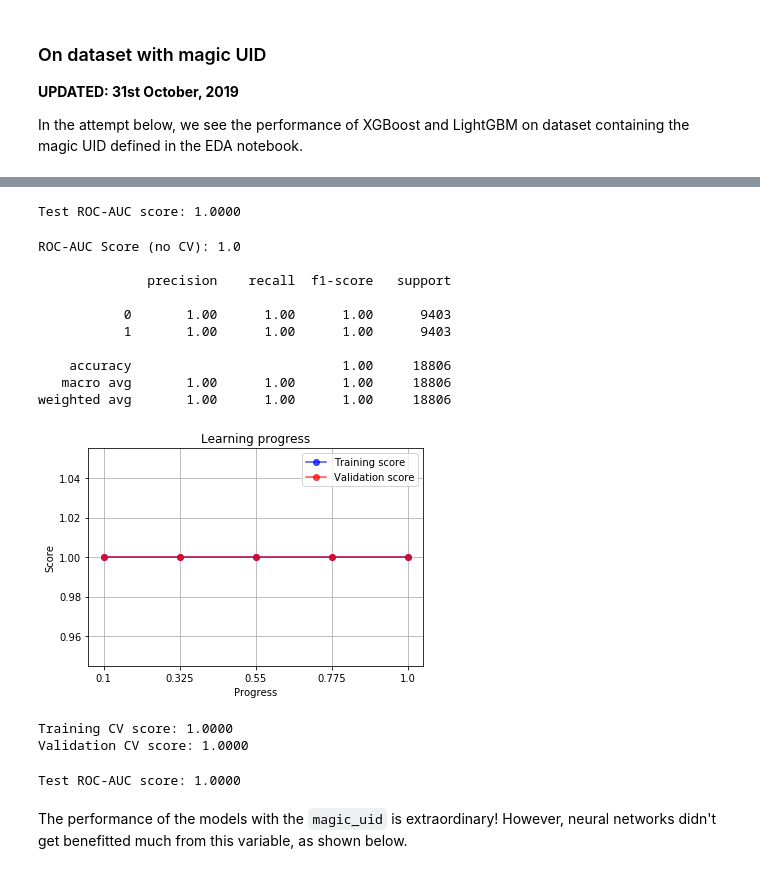
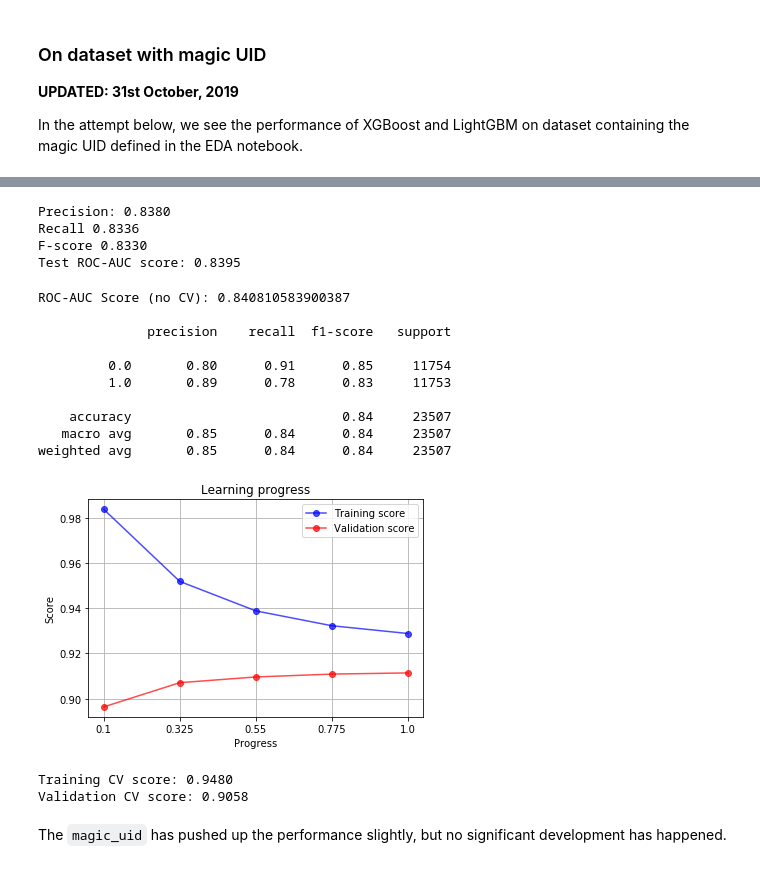
Before and after one commit to AbhishekSureddy/MS4610-Project-2020, a Jupyter notebook: code/ModelSelection.ipynb, the cells around one changed output, grey strips where cells are left out. Drawn from its saved outputs; the diff is of its cells as text; code cells hidden in the pictures.

```diff
--- a/code/ModelSelection.ipynb
+++ b/code/ModelSelection.ipynb
@@ -629,73 +1386,65 @@ Validation CV score: 1.0000
 # %%
-# How does this model perform on our test set?
+print("Precision: {:.4f}".format(precision))
+print("Recall {:.4f}".format(recall))
+print("F-score {:.4f}".format(f_score))
+
+# Test set performance
 y_ = test_final.default_ind.values
-X_ = test_final.drop(['application_key', 'default_ind'], axis=1).values
+X_ = test_final.drop(['application_key', 'default_ind', 'magic_uid'], axis=1).values
 
-# Predict on X_
-test_preds = model.predict(X_)
-
-# ROC-AUC score on X_
-score = roc_auc_score(y_, test_preds)
+preds = model.predict(X_)
+score = roc_auc_score(y_, preds)
 print("Test ROC-AUC score: {:.4f}".format(score))
 # %% [output]
-Test ROC-AUC score: 1.0000
+Precision: 0.8380
+Recall 0.8336
+F-score 0.8330
+Test ROC-AUC score: 0.8395
 # %%
 # LightGBM Classifier
 
 # Features and target are defined
-y = train_final.default_ind.values
-X = train_final.drop(['application_key', 'default_ind'], axis=1).values
+y = train_mf_res.default_ind.values
+X = train_mf_res.drop(['application_key', 'default_ind'], axis=1).values
 
 # Split into train and evaluation sets (80-20 split)
 X_train, X_val, y_train, y_val = train_test_split(X, y, test_size=0.2, stratify=y, random_state=123)
 
 # Model definition and training
 model = LGBMClassifier(n_estimators=300,
                        max_depth=5,
                        learning_rate=0.05,
                        objective='binary',
+                       metric='auc',
                        random_state=123)
 
 model.fit(X_train, y_train)
 
 # Prediction
 preds = model.predict(X_val)
 
 # Scoring
 score = roc_auc_score(y_val, preds)
 print("ROC-AUC Score (no CV): {}".format(score))
 print('')
 print(classification_report(y_val, preds))
 
 # Show learning progress
 learn_progress(model, X, y, res=5, scoring='roc_auc', cv=2)
 # %% [output]
-ROC-AUC Score (no CV): 1.0
+ROC-AUC Score (no CV): 0.840810583900387
 
               precision    recall  f1-score   support
 
-           0       1.00      1.00      1.00      9403
-           1       1.00      1.00      1.00      9403
+         0.0       0.80      0.91      0.85     11754
+         1.0       0.89      0.78      0.83     11753
 
-    accuracy                           1.00     18806
-   macro avg       1.00      1.00      1.00     18806
-weighted avg       1.00      1.00      1.00     18806
+    accuracy                           0.84     23507
+   macro avg       0.85      0.84      0.84     23507
+weighted avg       0.85      0.84      0.84     23507
-[figure, old version]
+[figure, new version]
-Training CV score: 1.0000
-Validation CV score: 1.0000
+Training CV score: 0.9480
+Validation CV score: 0.9058
-# %%
-# How does this model perform on our test set?
-y_ = test_final.default_ind.values
-X_ = test_final.drop(['application_key', 'default_ind'], axis=1).values
-
-# Predict on X_
-test_preds = model.predict(X_)
-
-# ROC-AUC score on X_
-score = roc_auc_score(y_, test_preds)
-print("Test ROC-AUC score: {:.4f}".format(score))
-# %% [output]
-Test ROC-AUC score: 1.0000
-# %% [markdown]
-The performance of the models with the `magic_uid` is extraordinary! However, neural networks didn't get benefitted much from this variable, as shown below.
+# %% [markdown]
+The `magic_uid` has pushed up the performance slightly, but no significant development has happened.
 # %%
```
Also changed, not shown: parts of 49 cells of this notebook, 9 other files.
